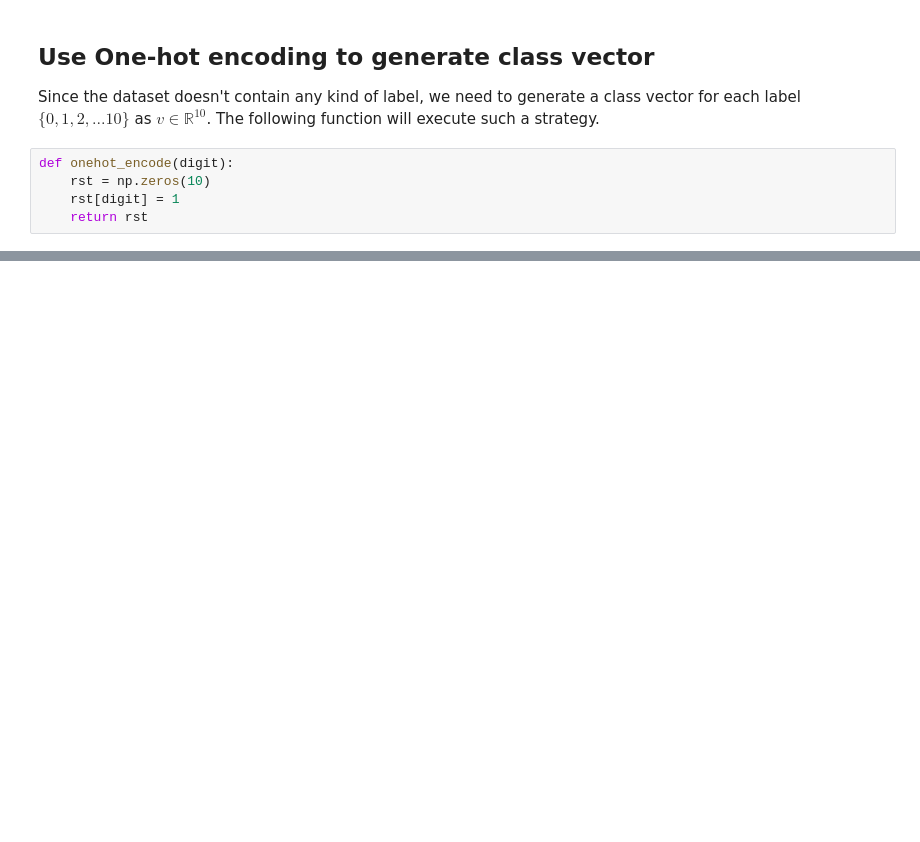
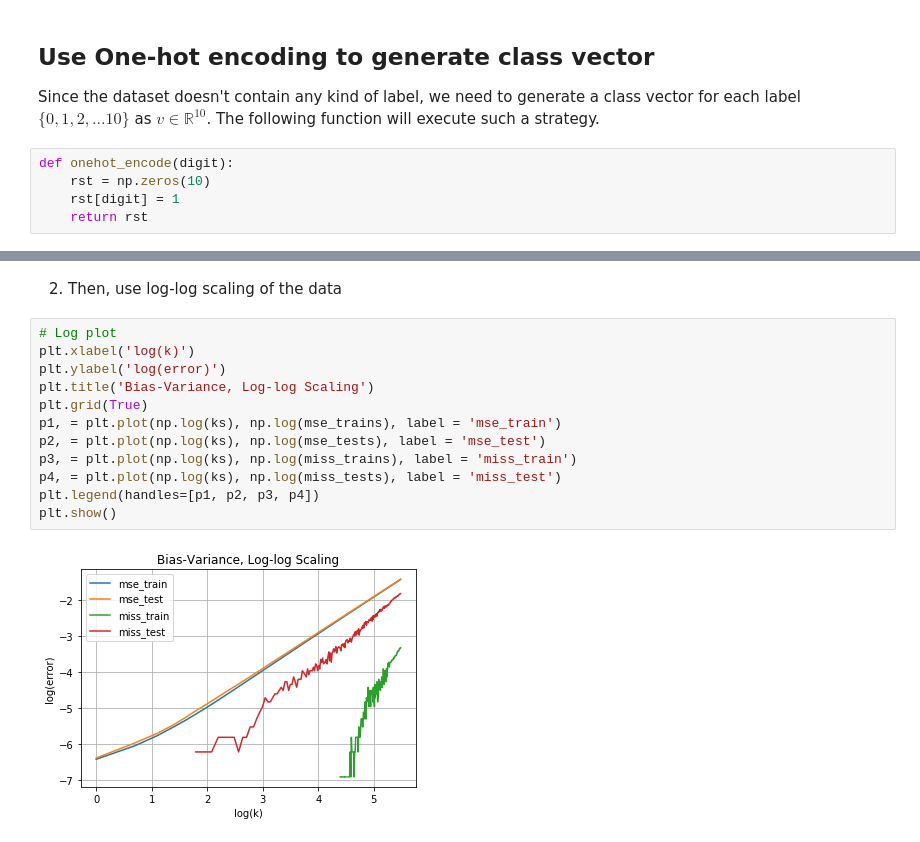
Before and after one commit to aadilk96/ML_2019, a Jupyter notebook: Project 2/notes.ipynb, the cells around one changed output, grey strips where cells are left out. Cells and saved outputs as stored; diff of their text form; blank space fills up the shorter version.

```diff
--- a/Project 2/notes.ipynb
+++ b/Project 2/notes.ipynb
@@ -149,0 +179,16 @@ print('mse_train = {}, miss_train = {}, mse_test = {}, miss_test = {}'.format(ms
+# %% [markdown]
+2. Then, use log-log scaling of the data
+# %%
+# Log plot
+plt.xlabel('log(k)')
+plt.ylabel('log(error)')
+plt.title('Bias-Variance, Log-log Scaling')
+plt.grid(True)
+p1, = plt.plot(np.log(ks), np.log(mse_trains), label = 'mse_train')
+p2, = plt.plot(np.log(ks), np.log(mse_tests), label = 'mse_test')
+p3, = plt.plot(np.log(ks), np.log(miss_trains), label = 'miss_train')
+p4, = plt.plot(np.log(ks), np.log(miss_tests), label = 'miss_test')
+plt.legend(handles=[p1, p2, p3, p4])
+plt.show()
+# %% [output]
+[figure, added]
```
Also changed, not shown: parts of 13 cells of this notebook, 1 other file.
